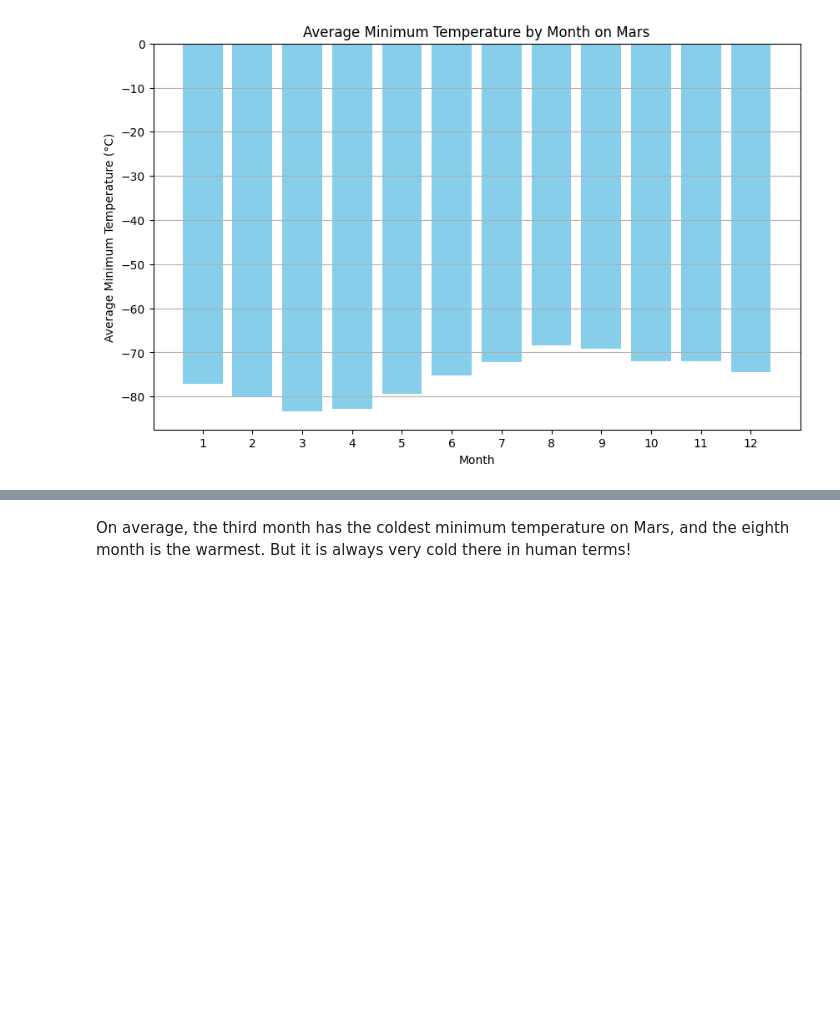
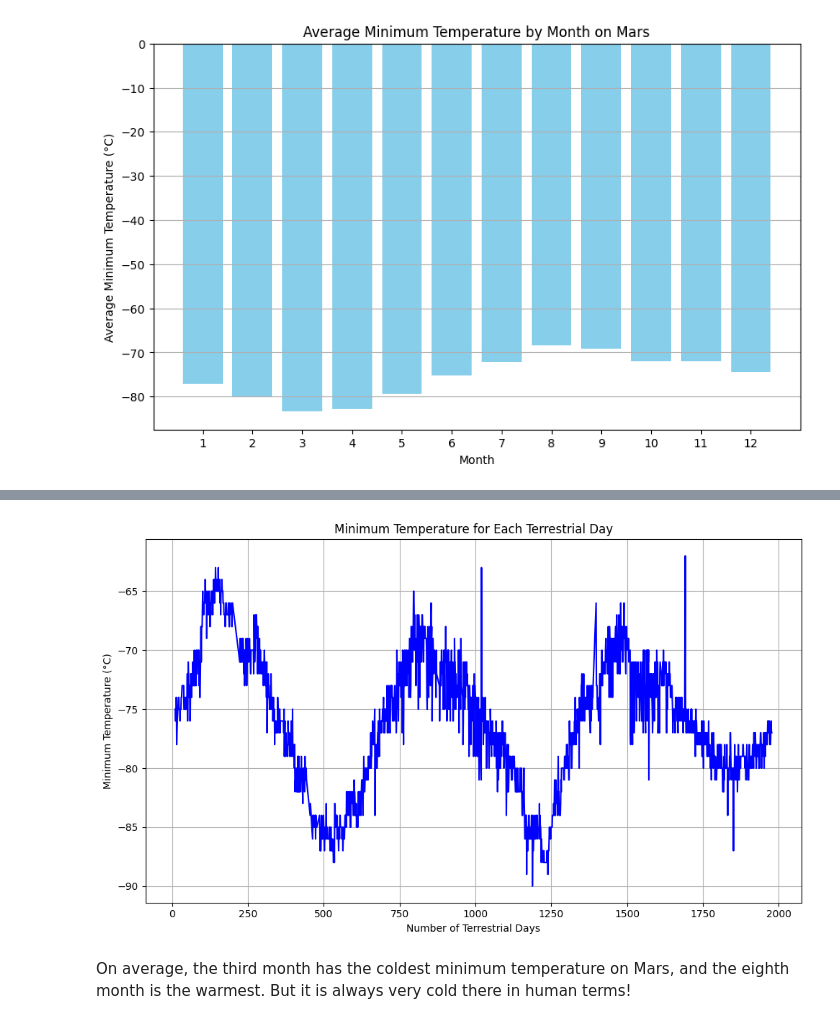
Before and after one commit to TheresaFregoso/Web-scraping, a Jupyter notebook: part_2_mars_weather.ipynb, the cells around one changed output, grey strips where cells are left out. Cells and saved outputs as stored; diff of their text form; code cells hidden in the pictures; blank space fills up the shorter version.

```diff
--- a/part_2_mars_weather.ipynb
+++ b/part_2_mars_weather.ipynb
@@ -262,3 +260,16 @@ Name: pressure, dtype: float64
+# %%
+# 5. How many terrestrial (earth) days are there in a Martian year?
+# Plot the minimum temperature for each terrestrial day
+plt.figure(figsize=(10, 6))
+plt.plot(df['sol'], df['min_temp'], linestyle='-', color='blue')
+plt.title('Minimum Temperature for Each Terrestrial Day')
+plt.xlabel('Number of Terrestrial Days')
+plt.ylabel('Minimum Temperature (°C)')
+plt.grid(True)
+plt.tight_layout()  # Adjust layout to ensure everything fits without overlapping
+plt.show()
+# %% [output]
+[figure, added]
 # %% [markdown]
 On average, the third month has the coldest minimum temperature on Mars, and the eighth month is the warmest. But it is always very cold there in human terms!
 # %% [markdown]
```
Also changed, not shown: parts of 10 cells of this notebook, 1 other file.
